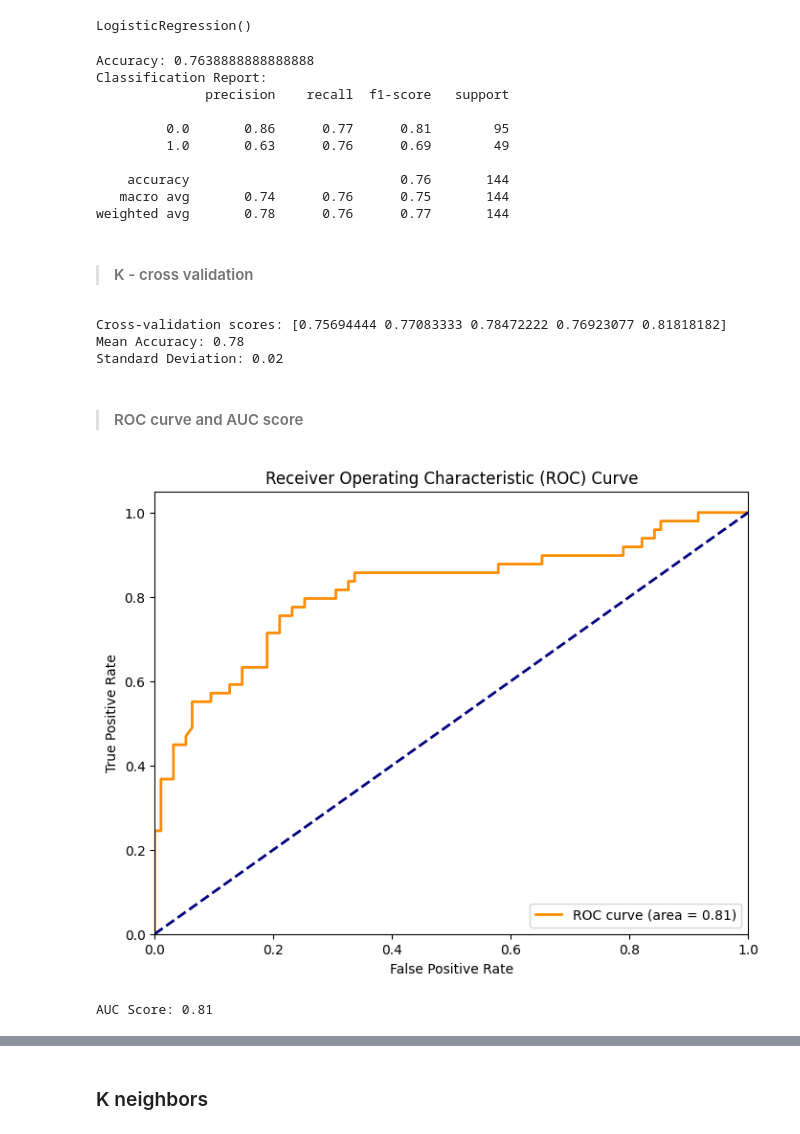
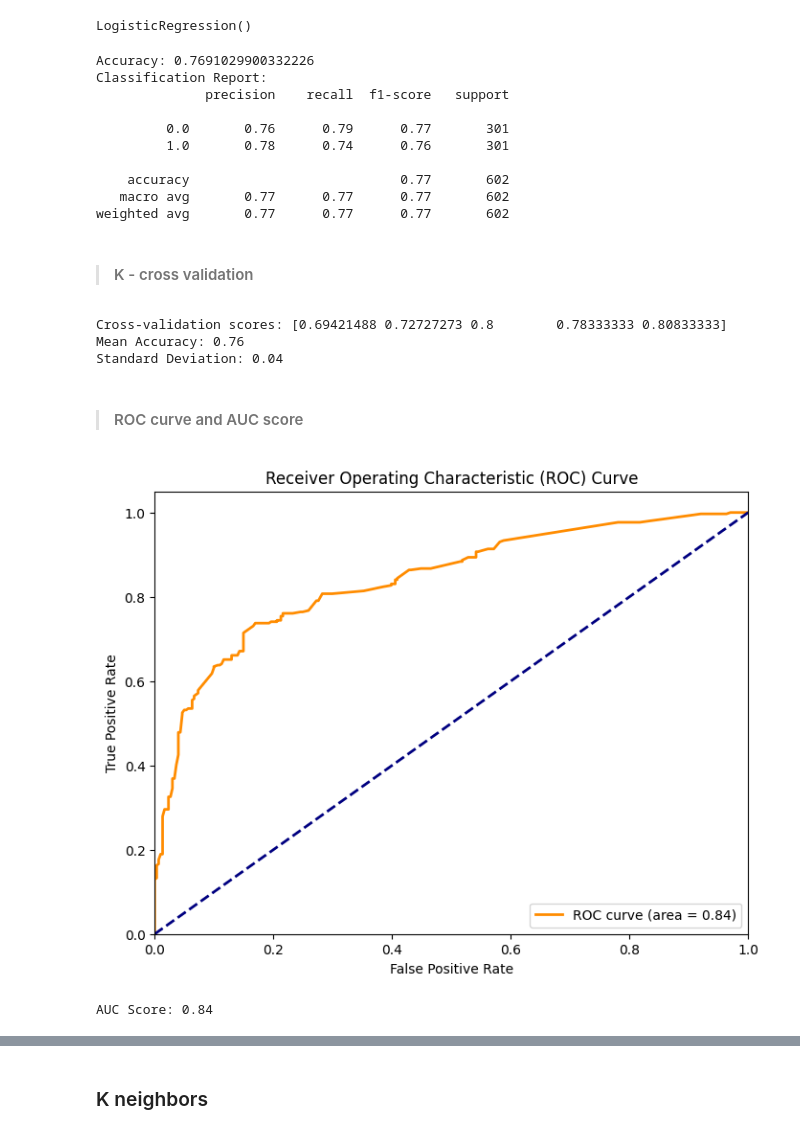
Before and after one commit to feraranas/Kaggle-Titanic-Challenge, a Jupyter notebook: TitanicChallenge.ipynb, the cells around one changed output, grey strips where cells are left out. Drawn from its saved outputs; the diff is of its cells as text; code cells hidden in the pictures.

```diff
--- a/TitanicChallenge.ipynb
+++ b/TitanicChallenge.ipynb
@@ -537,0 +812,8 @@ X_train
+# %%
+numerical_features = ['Pclass', 'Sex', 'SibSp', 'Parch', 'Embarked', 'family_size', 'travel_alone']
+categorical_features = ['Age_category', 'fare_category']
+
+preprocessing = ColumnTransformer([
+    ("num", num_pipeline, numerical_features),
+    ("cat", cat_pipeline, categorical_features),
+])
@@ -537,0 +852,3 @@ X_train
+# %%
+X_prepared = preprocessing.fit_transform(X_train)
+print("Transformed Data Shape:", X_prepared.shape)
@@ -537,0 +857,6 @@ X_train
+# %%
+X_prepared_df = pd.DataFrame(
+    X_prepared,
+    columns=preprocessing.get_feature_names_out(),
+    index=X_train.index
+)
@@ -549,7 +891,7 @@ from sklearn.metrics import accuracy_score, classification_report, confusion_mat
 # %%
 # Instance the model and train it
 logreg_model = LogisticRegression()
-logreg_model.fit(X_train, y_train)
+logreg_model.fit(X_prepared_df, y_train)
 # %% [output]
 LogisticRegression()
 # %%
@@ -558,29 +900,29 @@ y_pred = logreg_model.predict(X_test)
 # %%
 # Obtain relevant metrics from the test and predictions results
-accuracy = accuracy_score(y_test, y_pred)
+accuracy = accuracy_score(y_train, y_pred)
 #confusion = confusion_matrix(y_test, y_pred)
-report = classification_report(y_test, y_pred)
+report = classification_report(y_train, y_pred)
 
 print(f"Accuracy: {accuracy}")
 print(f"Classification Report:\n{report}")
 # %% [output]
-Accuracy: 0.7638888888888888
+Accuracy: 0.7691029900332226
 Classification Report:
               precision    recall  f1-score   support
 
-         0.0       0.86      0.77      0.81        95
-         1.0       0.63      0.76      0.69        49
+         0.0       0.76      0.79      0.77       301
+         1.0       0.78      0.74      0.76       301
 
-    accuracy                           0.76       144
-   macro avg       0.74      0.76      0.75       144
-weighted avg       0.78      0.76      0.77       144
+    accuracy                           0.77       602
+   macro avg       0.77      0.77      0.77       602
+weighted avg       0.77      0.77      0.77       602
 # %% [markdown]
 > #### K - cross validation
 # %%
 from sklearn.model_selection import cross_val_score
 # Perform k-fold cross-validation
 k = 5
-scores = cross_val_score(logreg_model, X, y, cv=k)
+scores = cross_val_score(logreg_model, X_prepared_df, y_train, cv=k)
 
 # Print the cross-validation scores
 print("Cross-validation scores:", scores)
@@ -591,38 +933,38 @@ std_deviation = scores.std()
 print(f"Mean Accuracy: {mean_accuracy:.2f}")
 print(f"Standard Deviation: {std_deviation:.2f}")
 # %% [output]
-Cross-validation scores: [0.75694444 0.77083333 0.78472222 0.76923077 0.81818182]
-Mean Accuracy: 0.78
-Standard Deviation: 0.02
+Cross-validation scores: [0.69421488 0.72727273 0.8        0.78333333 0.80833333]
+Mean Accuracy: 0.76
+Standard Deviation: 0.04
 # %% [markdown]
 > #### ROC curve and AUC score
 # %%
 from sklearn.metrics import roc_curve, roc_auc_score, auc
 import matplotlib.pyplot as plt
 
 # Make probability predictions on the test data
-y_pred_prob = logreg_model  .predict_proba(X_test)[:, 1]
+y_pred_prob = logreg_model.predict_proba(X_prepared_df)[:, 1]
 
 # Compute the ROC curve and AUC score
-fpr, tpr, thresholds = roc_curve(y_test, y_pred_prob)
+fpr, tpr, thresholds = roc_curve(y_train, y_pred_prob)
 roc_auc = auc(fpr, tpr)
 
 # Plot the ROC curve
 plt.figure(figsize=(8, 6))
 plt.plot(fpr, tpr, color='darkorange', lw=2, label='ROC curve (area = {:.2f})'.format(roc_auc))
 plt.plot([0, 1], [0, 1], color='navy', lw=2, linestyle='--')
 plt.xlim([0.0, 1.0])
 plt.ylim([0.0, 1.05])
 plt.xlabel('False Positive Rate')
 plt.ylabel('True Positive Rate')
 plt.title('Receiver Operating Characteristic (ROC) Curve')
 plt.legend(loc='lower right')
 plt.show()
 
 print(f"AUC Score: {roc_auc:.2f}")
 # %% [output]
-[figure, old version]
+[figure, new version]
-AUC Score: 0.81
+AUC Score: 0.84
 # %%
 from sklearn.model_selection import cross_val_score
 # Perform k-fold cross-validation
```
Also changed, not shown: parts of 94 cells of this notebook.
